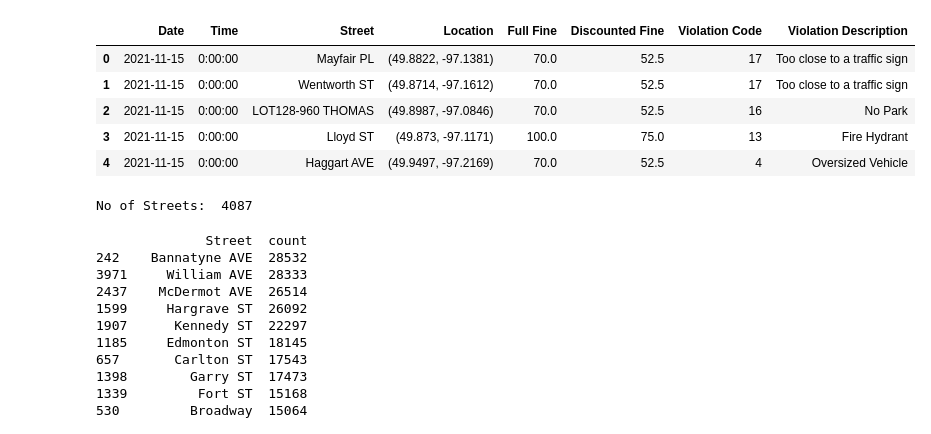
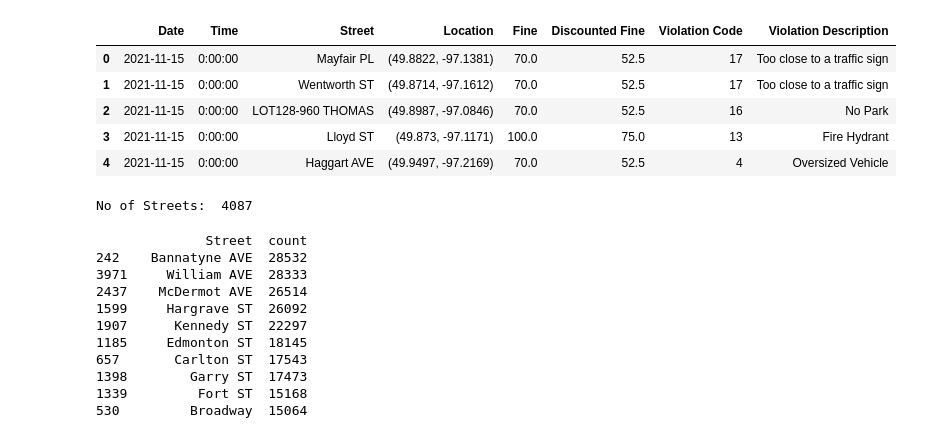
Before and after one commit to lovelyturtles/4710Project, a Jupyter notebook: Code/DataVisualization.ipynb, the cells around one changed output. Drawn from its saved outputs; the diff is of its cells as text; code cells hidden in the pictures.

```diff
--- a/Code/DataVisualization.ipynb
+++ b/Code/DataVisualization.ipynb
@@ -11,10 +11,10 @@ from plotly.offline import download_plotlyjs, init_notebook_mode, plot, iplot
 init_notebook_mode(connected=True)
 cf.go_offline()
 # %%
-park_data = pd.read_csv('violations_merged.csv', low_memory=False)
+park_data = pd.read_csv('../Data/violations_merged.csv', low_memory=False)
 park_data.head()
 # %% [output]
-|  | Date | Time | Street | Location | Full Fine | Discounted Fine | Violation Code | Violation Description |
+|  | Date | Time | Street | Location | Fine | Discounted Fine | Violation Code | Violation Description |
 | 0 | 2021-11-15 | 0:00:00 | Mayfair PL | (49.8822, -97.1381) | 70.0 | 52.5 | 17 | Too close to a traffic sign |
 | 1 | 2021-11-15 | 0:00:00 | Wentworth ST | (49.8714, -97.1612) | 70.0 | 52.5 | 17 | Too close to a traffic sign |
 | 2 | 2021-11-15 | 0:00:00 | LOT128-960 THOMAS | (49.8987, -97.0846) | 70.0 | 52.5 | 16 | No Park |
```
Also changed, not shown: parts of 2 cells of this notebook, 7 other files.
